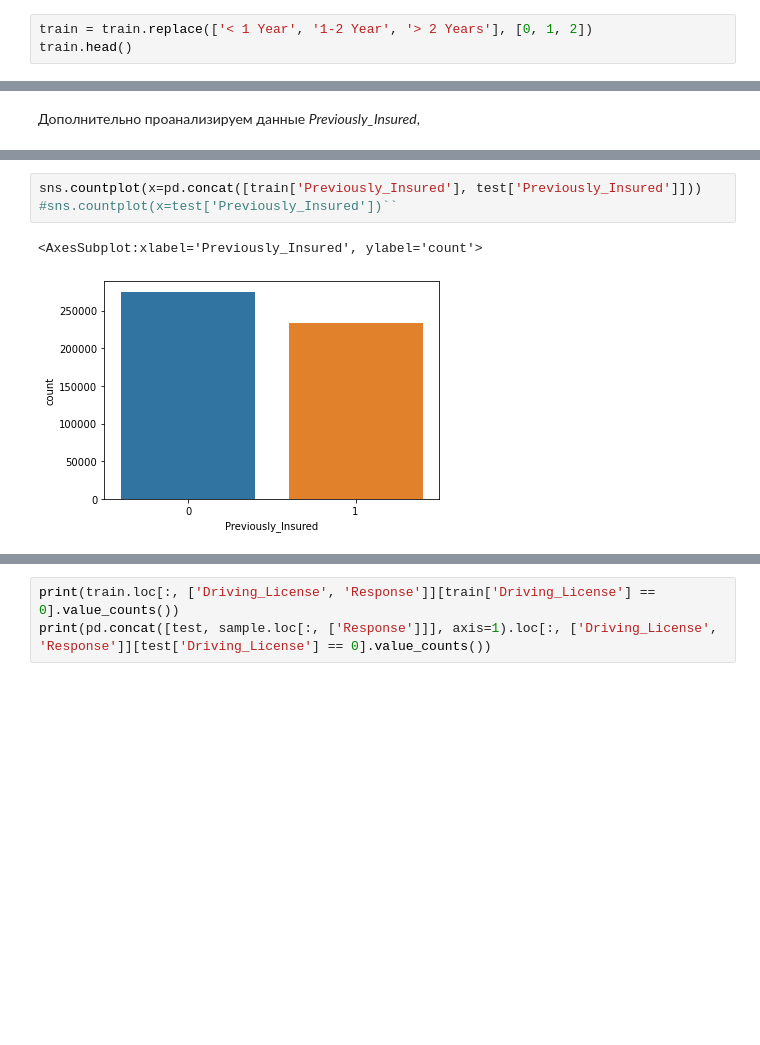
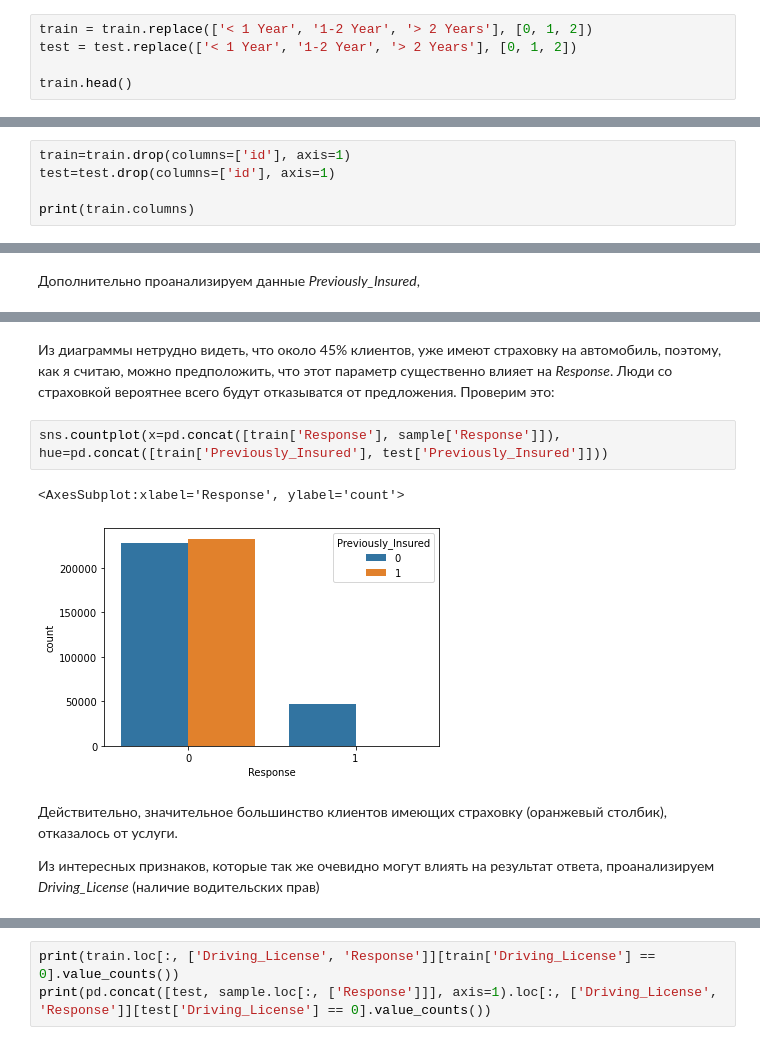
Before and after one commit to alexsoll/MachineLearningCourse, a Jupyter notebook: Janatahack_cross-sell_prediction.ipynb, the cells around one changed output, grey strips where cells are left out. Drawn from its saved outputs; the diff is of its cells as text; blank space fills up the shorter version.

```diff
--- a/Janatahack_cross-sell_prediction.ipynb
+++ b/Janatahack_cross-sell_prediction.ipynb
@@ -130,6 +135,8 @@ print('train[Vehicle_Age]: ', train['Vehicle_Age'].unique())
 train[Vehicle_Age]:  ['> 2 Years' '1-2 Year' '< 1 Year']
 # %%
 train = train.replace(['< 1 Year', '1-2 Year', '> 2 Years'], [0, 1, 2])
+test = test.replace(['< 1 Year', '1-2 Year', '> 2 Years'], [0, 1, 2])
+
 train.head()
 # %% [output]
 |  | id | Gender | Age | Driving_License | Region_Code | Previously_Insured | Vehicle_Age | ... |
@@ -140,0 +150,5 @@ train.head()
+# %%
+train=train.drop(columns=['id'], axis=1)
+test=test.drop(columns=['id'], axis=1)
+
+print(train.columns)
@@ -157,9 +187,14 @@ print('1 - {:.2f}%'.format(value_counts.values[1] / total_values))
+# %% [markdown]
+Из диаграммы нетрудно видеть, что около 45% клиентов, уже имеют страховку на автомобиль, поэтому, как я считаю, можно предположить, что этот параметр существенно влияет на *Response*. Люди со страховкой вероятнее всего будут отказыватся от предложения. Проверим это:
 # %%
-sns.countplot(x=pd.concat([train['Previously_Insured'], test['Previously_Insured']]))
-#sns.countplot(x=test['Previously_Insured'])``
+sns.countplot(x=pd.concat([train['Response'], sample['Response']]), hue=pd.concat([train['Previously_Insured'], test['Previously_Insured']]))
 # %% [output]
-<AxesSubplot:xlabel='Previously_Insured', ylabel='count'>
+<AxesSubplot:xlabel='Response', ylabel='count'>
-[figure, old version]
+[figure, new version]
+# %% [markdown]
+Действительно, значительное большинство клиентов имеющих страховку (оранжевый столбик), отказалось от услуги.
+
+Из интересных признаков, которые так же очевидно могут влиять на результат ответа, проанализируем *Driving_License* (наличие водительских прав)
 # %%
 sns.countplot(x=pd.concat([train['Driving_License'], test['Driving_License']]))
 value_counts = (pd.concat([train['Driving_License'], test['Driving_License']])).value_counts()
```
Also changed, not shown: parts of 16 cells of this notebook.
